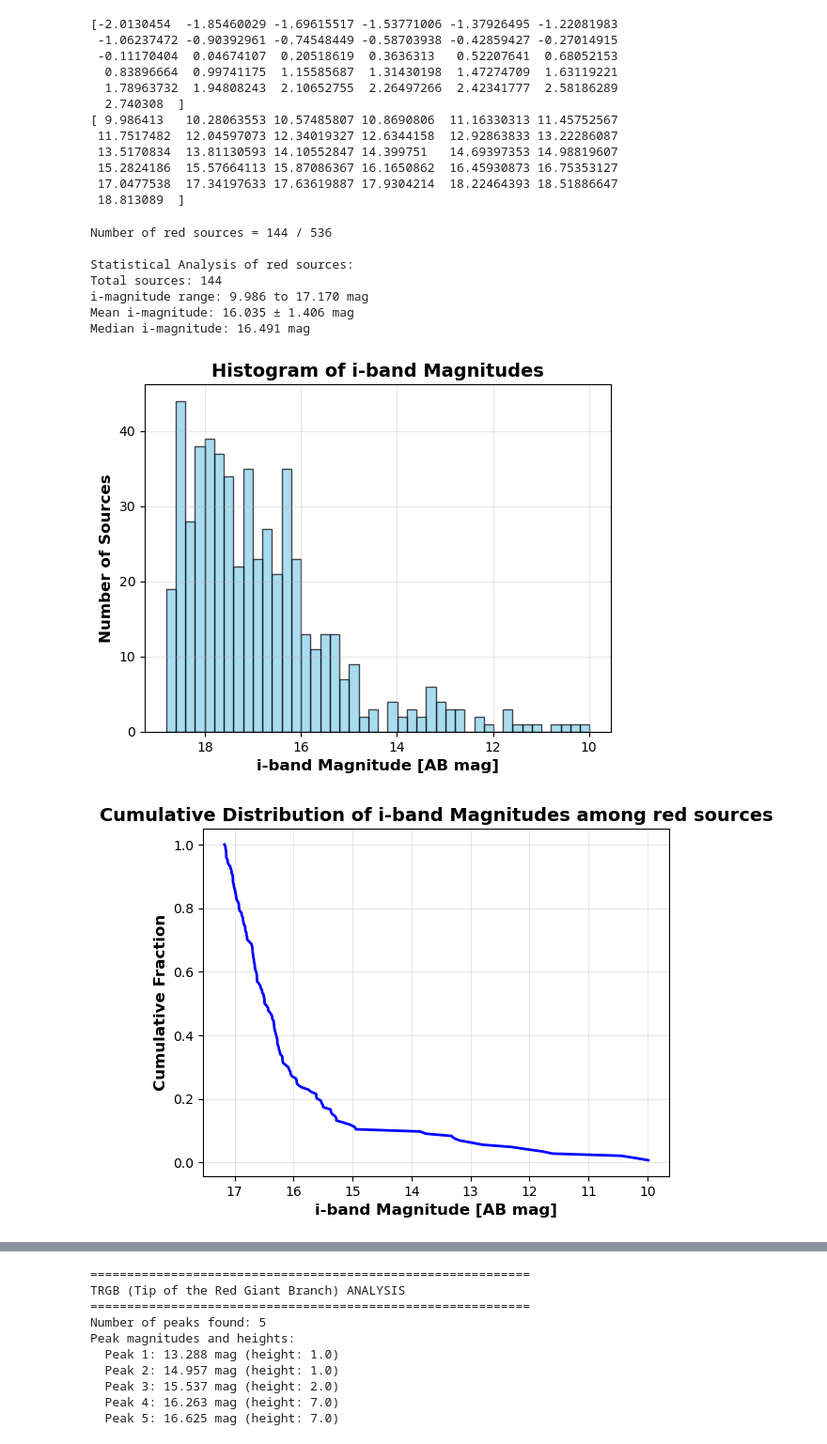
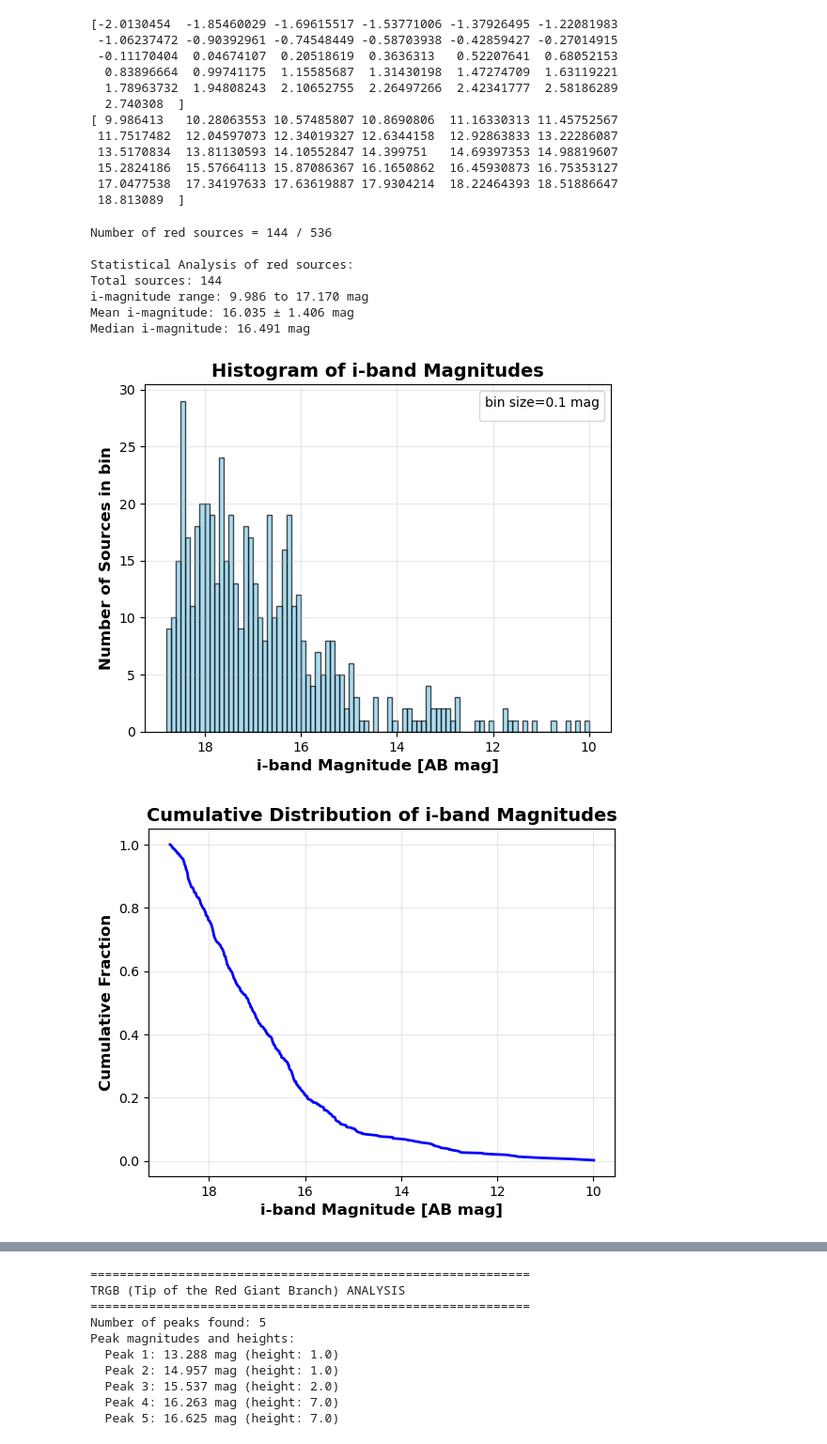
Before and after one commit to skp80286/trgb, a Jupyter notebook: exploration.ipynb, the cells around one changed output, grey strips where cells are left out. Shown at 94% size. Cells and saved outputs as stored; diff of their text form; code cells hidden in the pictures.

```diff
--- a/exploration.ipynb
+++ b/exploration.ipynb
@@ -576,23 +582,24 @@ print(f"Median i-magnitude: {red_sources['i_mag'].median():.3f} mag")
 
 # 1. Basic histogram of i-band magnitudes
 ax = plt.subplot()
-n, bins, patches = ax.hist(df['i_mag'], bins=44, alpha=0.7, color='skyblue', edgecolor='black')
+n, bins, patches = ax.hist(df['i_mag'], bins=88, alpha=0.7, color='skyblue', edgecolor='black')
 ax.set_xlabel('i-band Magnitude [AB mag]', fontsize=12, fontweight='bold')
-ax.set_ylabel('Number of Sources', fontsize=12, fontweight='bold')
+ax.set_ylabel('Number of Sources in bin', fontsize=12, fontweight='bold')
 ax.set_title('Histogram of i-band Magnitudes', fontsize=14, fontweight='bold')
 ax.grid(True, alpha=0.3)
 ax.invert_xaxis()  # Invert x-axis for astronomical convention (brighter = lower magnitude)
+plt.legend(title=f'bin size=0.1 mag')
 plt.savefig('output/i_mag_histogram.png', dpi=300, bbox_inches='tight')
 plt.show()
 
 # 2. Cumulative distribution function
 ax = plt.subplot()
-sorted_mags = np.sort(red_sources['i_mag'])
+sorted_mags = np.sort(df['i_mag'])
 cumulative = np.arange(1, len(sorted_mags) + 1) / len(sorted_mags)
 ax.plot(sorted_mags, cumulative, 'b-', linewidth=2, label='Cumulative Distribution')
 ax.set_xlabel('i-band Magnitude [AB mag]', fontsize=12, fontweight='bold')
 ax.set_ylabel('Cumulative Fraction', fontsize=12, fontweight='bold')
-ax.set_title('Cumulative Distribution of i-band Magnitudes among red sources', fontsize=14, fontweight='bold')
+ax.set_title('Cumulative Distribution of i-band Magnitudes', fontsize=14, fontweight='bold')
 ax.grid(True, alpha=0.3)
 ax.invert_xaxis()
 plt.savefig('output/cumulative_distribution.png', dpi=300, bbox_inches='tight')
@@ -620,35 +627,35 @@ ax = plt.subplot()
 # Create scatter plot
 scatter = ax.scatter(df['color'], df['i_mag'],
                      c=df['match_distance'],
                      s=30,
                      alpha=0.6,
                      cmap='viridis_r',
                      edgecolors='black',
                      linewidth=0.3)
 
 ax.set_xlabel('Color (g - i) [mag]', fontsize=12, fontweight='bold')
 ax.set_ylabel('i-band Magnitude [mag]', fontsize=12, fontweight='bold')
 ax.set_title('Color-Magnitude Diagram', fontsize=14, fontweight='bold')
 ax.invert_yaxis()
 ax.grid(True, alpha=0.3)
 
 # Add colorbar
 cbar = plt.colorbar(scatter, ax=ax4, shrink=0.8)
 cbar.set_label('Match Distance', fontsize=10)
 
 plt.tight_layout()
 #plt.savefig('output/i_band_histogram_analysis.png', dpi=300, bbox_inches='tight')
 plt.show()
 # %% [output]
 Number of red sources = 144 / 536
 
 Statistical Analysis of red sources:
 Total sources: 144
 i-magnitude range: 9.986 to 17.170 mag
 Mean i-magnitude: 16.035 ± 1.406 mag
 Median i-magnitude: 16.491 mag
-[figure, old version]
+[figure, new version]
-[figure, old version]
+[figure, new version]
 [figure]
 [figure]
 # %%
```
Also changed, not shown: parts of 4 cells of this notebook, 5 other files.
